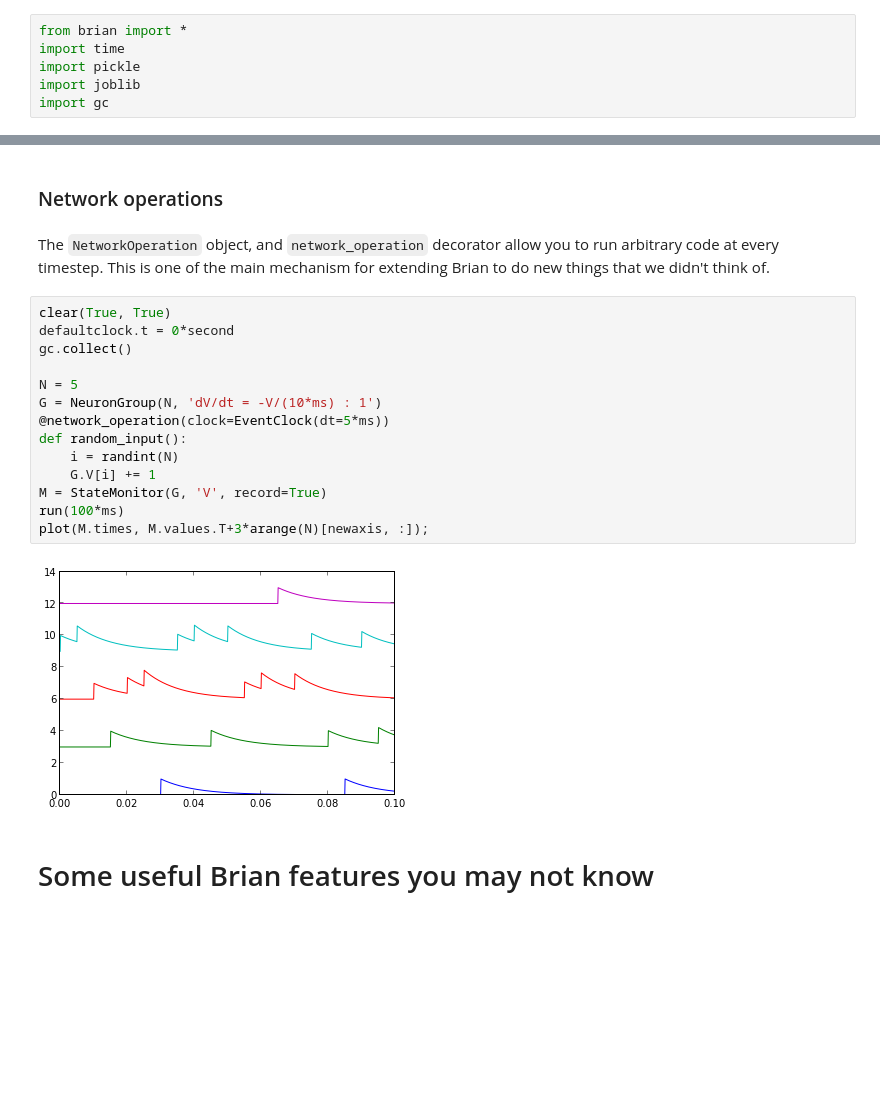
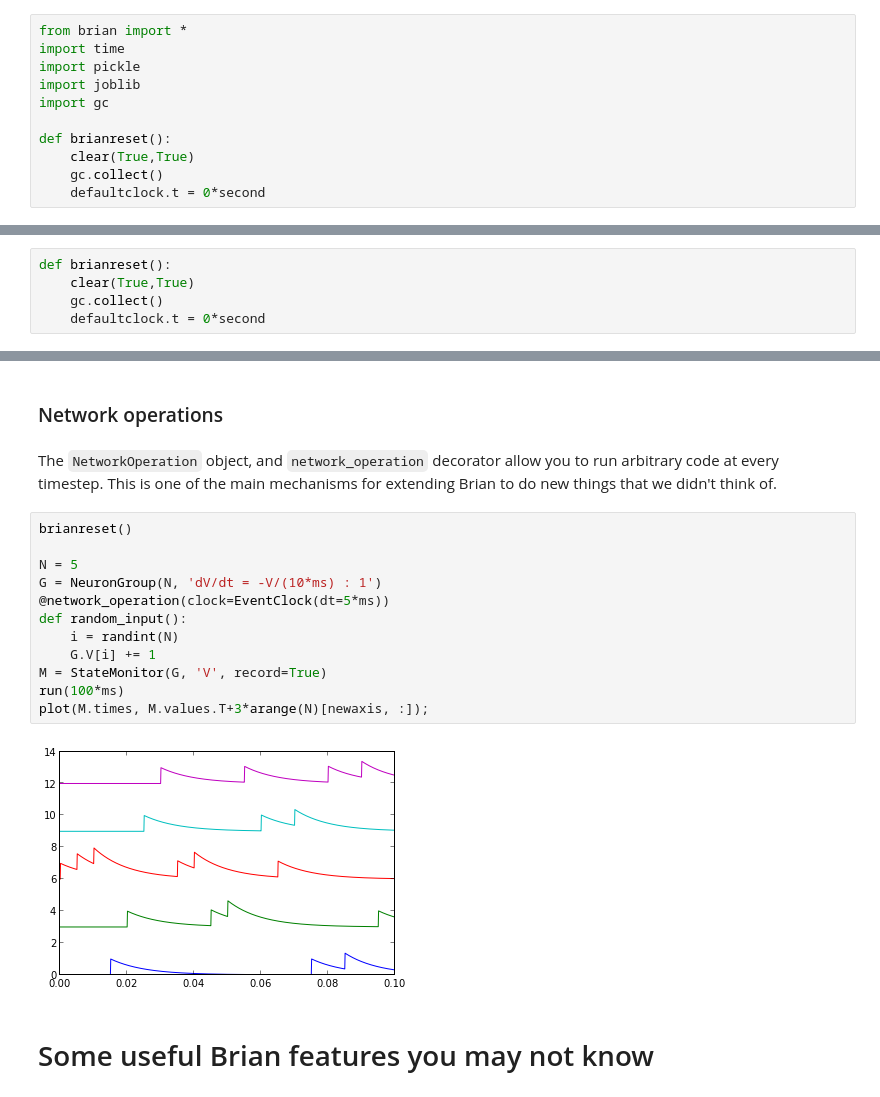
Before and after one commit to brian-team/brian-material, a Jupyter notebook: 2013-CNS-tutorial/06-best-practice/Brian-tutorial-CNS-July-2013.ipynb, the cells around one changed output, grey strips where cells are left out. Cells and saved outputs as stored; diff of their text form; blank space fills up the shorter version.

```diff
--- a/2013-CNS-tutorial/06-best-practice/Brian-tutorial-CNS-July-2013.ipynb
+++ b/2013-CNS-tutorial/06-best-practice/Brian-tutorial-CNS-July-2013.ipynb
@@ -4,6 +6,11 @@ import time
 import pickle
 import joblib
 import gc
+
+def brianreset():
+    clear(True,True)
+    gc.collect()
+    defaultclock.t = 0*second
 # %% [markdown]
 # Python data structures
 # %% [markdown]
@@ -398,0 +404,5 @@ Another way to run a simulation for several parameters is in parallel...
+# %%
+def brianreset():
+    clear(True,True)
+    gc.collect()
+    defaultclock.t = 0*second
@@ -568,23 +576,21 @@ The way ``Network.run()`` works is:
 # %% [markdown]
 ### Network operations
 # %% [markdown]
-The `NetworkOperation` object, and `network_operation` decorator allow you to run arbitrary code at every timestep. This is one of the main mechanism for extending Brian to do new things that we didn't think of.
+The `NetworkOperation` object, and `network_operation` decorator allow you to run arbitrary code at every timestep. This is one of the main mechanisms for extending Brian to do new things that we didn't think of.
 # %%
-clear(True, True)
-defaultclock.t = 0*second
-gc.collect()
+brianreset()
 
 N = 5
 G = NeuronGroup(N, 'dV/dt = -V/(10*ms) : 1')
 @network_operation(clock=EventClock(dt=5*ms))
 def random_input():
     i = randint(N)
     G.V[i] += 1
 M = StateMonitor(G, 'V', record=True)
 run(100*ms)
 plot(M.times, M.values.T+3*arange(N)[newaxis, :]);
 # %% [output]
-[figure, old version]
+[figure, new version]
 # %% [markdown]
 # Some useful Brian features you may not know
 # %% [markdown]
```
Also changed, not shown: parts of 24 cells of this notebook.
